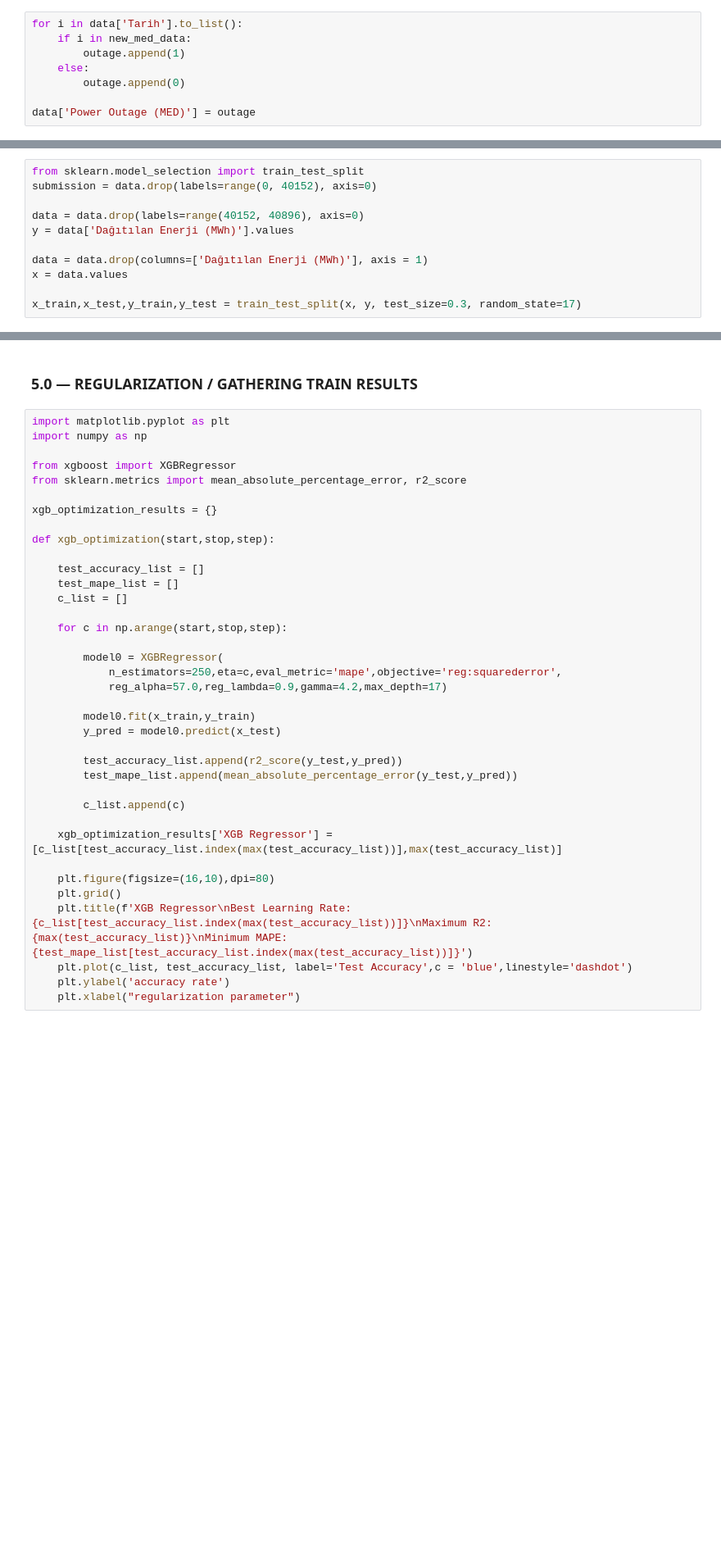
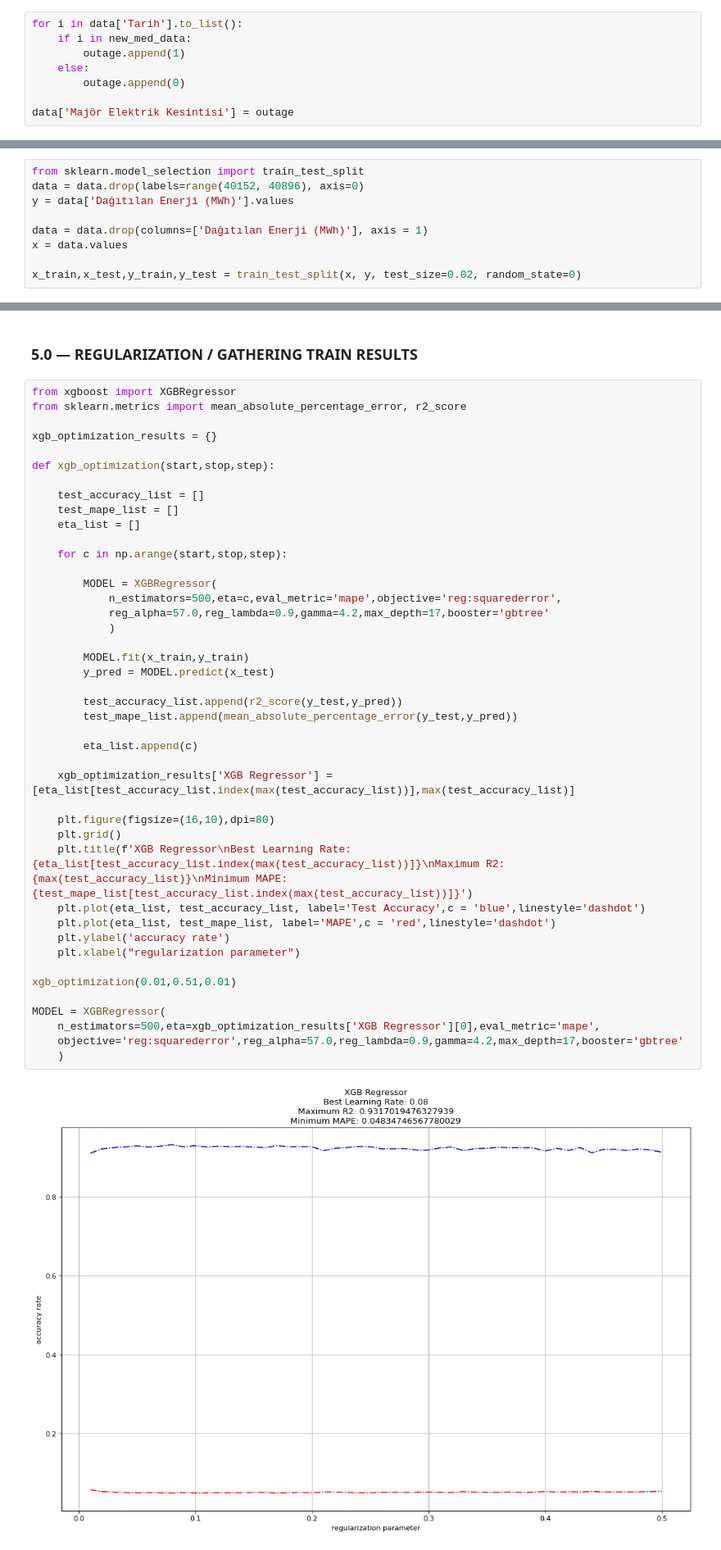
Before and after one commit to weinoose/GdzElektrikDatathon2023, a Jupyter notebook: main.ipynb, the cells around one changed output, grey strips where cells are left out. Shown at 82% size. Drawn from its saved outputs; the diff is of its cells as text; blank space fills up the shorter version.

```diff
--- a/main.ipynb
+++ b/main.ipynb
@@ -135,7 +137,7 @@ for i in data['Tarih'].to_list():
     else:
         outage.append(0)
 
-data['Power Outage (MED)'] = outage
+data['Majör Elektrik Kesintisi'] = outage
 # %% [markdown]
 ##### 2.3.0 — now adding extra weights like; weekin, weekend. / day of the year. / week of the year. / morning, afternoon, evening, night... also 01.01.2018 is monday so we are good!
 # %%
@@ -206,15 +330,13 @@ data['Saat'] = hour
 ### 3.0 — TRAIN & TEST SPLIT
 # %%
 from sklearn.model_selection import train_test_split
-submission = data.drop(labels=range(0, 40152), axis=0)
-
 data = data.drop(labels=range(40152, 40896), axis=0)
 y = data['Dağıtılan Enerji (MWh)'].values
 
 data = data.drop(columns=['Dağıtılan Enerji (MWh)'], axis = 1)
 x = data.values
 
-x_train,x_test,y_train,y_test = train_test_split(x, y, test_size=0.3, random_state=17)
+x_train,x_test,y_train,y_test = train_test_split(x, y, test_size=0.02, random_state=0)
 # %% [markdown]
 ### 4.0 — FEATURE PRE-PROCESSING / NORMALIZATION
 # %%
@@ -225,39 +347,47 @@ if normalize_on_off == 'on':
 # %% [markdown]
 ### 5.0 — REGULARIZATION / GATHERING TRAIN RESULTS
 # %%
-import matplotlib.pyplot as plt
-import numpy as np
-
 from xgboost import XGBRegressor
 from sklearn.metrics import mean_absolute_percentage_error, r2_score
 
 xgb_optimization_results = {}
 
 def xgb_optimization(start,stop,step):
 
     test_accuracy_list = []
     test_mape_list = []
-    c_list = []
+    eta_list = []
 
     for c in np.arange(start,stop,step):
 
-        model0 = XGBRegressor(
-            n_estimators=250,eta=c,eval_metric='mape',objective='reg:squarederror',
-            reg_alpha=57.0,reg_lambda=0.9,gamma=4.2,max_depth=17)
+        MODEL = XGBRegressor(
+            n_estimators=500,eta=c,eval_metric='mape',objective='reg:squarederror',
+            reg_alpha=57.0,reg_lambda=0.9,gamma=4.2,max_depth=17,booster='gbtree'
+            )
 
-        model0.fit(x_train,y_train)
-        y_pred = model0.predict(x_test)
+        MODEL.fit(x_train,y_train)
+        y_pred = MODEL.predict(x_test)
 
         test_accuracy_list.append(r2_score(y_test,y_pred))
         test_mape_list.append(mean_absolute_percentage_error(y_test,y_pred))
 
-        c_list.append(c)
+        eta_list.append(c)
 
-    xgb_optimization_results['XGB Regressor'] = [c_list[test_accuracy_list.index(max(test_accuracy_list))],max(test_accuracy_list)]
+    xgb_optimization_results['XGB Regressor'] = [eta_list[test_accuracy_list.index(max(test_accuracy_list))],max(test_accuracy_list)]
 
     plt.figure(figsize=(16,10),dpi=80)
     plt.grid()
-    plt.title(f'XGB Regressor\nBest Learning Rate: {c_list[test_accuracy_list.index(max(test_accuracy_list))]}\nMaximum R2: {max(test_accuracy_list)}\nMinimum MAPE: {test_mape_list[test_accuracy_list.index(max(test_accuracy_list))]}')
-    plt.plot(c_list, test_accuracy_list, label='Test Accuracy',c = 'blue',linestyle='dashdot')
+    plt.title(f'XGB Regressor\nBest Learning Rate: {eta_list[test_accuracy_list.index(max(test_accuracy_list))]}\nMaximum R2: {max(test_accuracy_list)}\nMinimum MAPE: {test_mape_list[test_accuracy_list.index(max(test_accuracy_list))]}')
+    plt.plot(eta_list, test_accuracy_list, label='Test Accuracy',c = 'blue',linestyle='dashdot')
+    plt.plot(eta_list, test_mape_list, label='MAPE',c = 'red',linestyle='dashdot')
     plt.ylabel('accuracy rate')
     plt.xlabel("regularization parameter")
+
+xgb_optimization(0.01,0.51,0.01)
+
+MODEL = XGBRegressor(
+    n_estimators=500,eta=xgb_optimization_results['XGB Regressor'][0],eval_metric='mape',
+    objective='reg:squarederror',reg_alpha=57.0,reg_lambda=0.9,gamma=4.2,max_depth=17,booster='gbtree'
+    )
+# %% [output]
+[figure, added]
```
Also changed, not shown: parts of 5 cells of this notebook.
